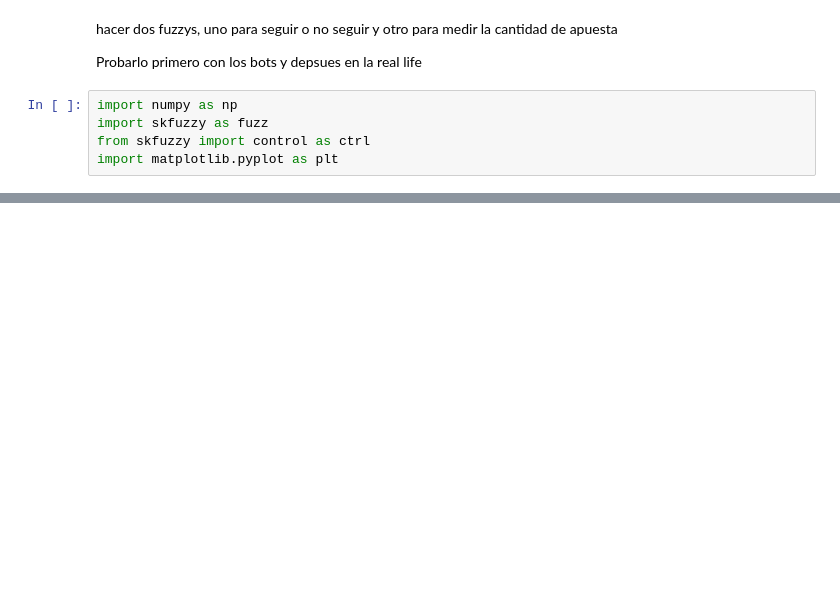
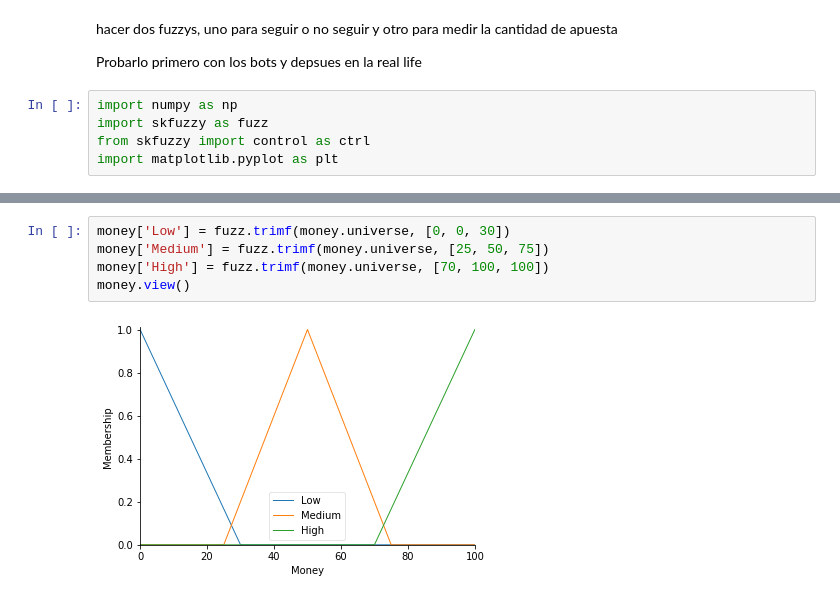
Before and after one commit to Joagai23/SistemasInteligentesPokerBot, a Jupyter notebook: Poker.ipynb, the cells around one changed output, grey strips where cells are left out. Drawn from its saved outputs; the diff is of its cells as text; blank space fills up the shorter version.

```diff
--- a/Poker.ipynb
+++ b/Poker.ipynb
@@ -217,0 +215,7 @@ rounds.view()
+# %%
+money['Low'] = fuzz.trimf(money.universe, [0, 0, 30])
+money['Medium'] = fuzz.trimf(money.universe, [25, 50, 75])
+money['High'] = fuzz.trimf(money.universe, [70, 100, 100])
+money.view()
+# %% [output]
+[figure, added]
```
Also changed, not shown: parts of 33 cells of this notebook.
